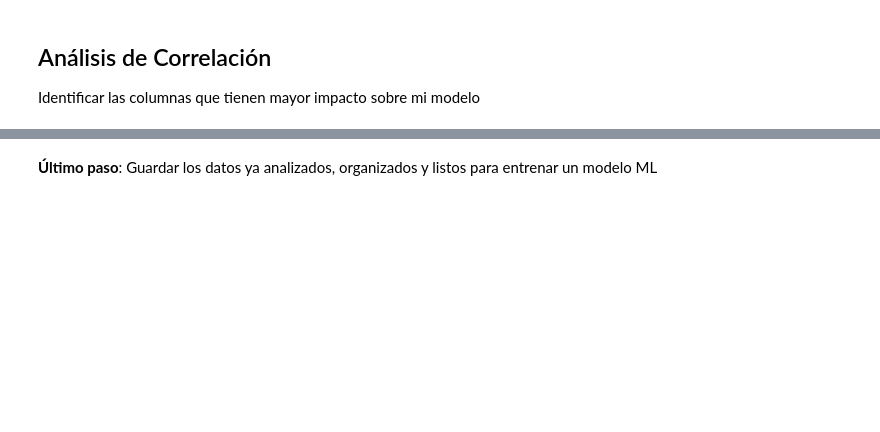
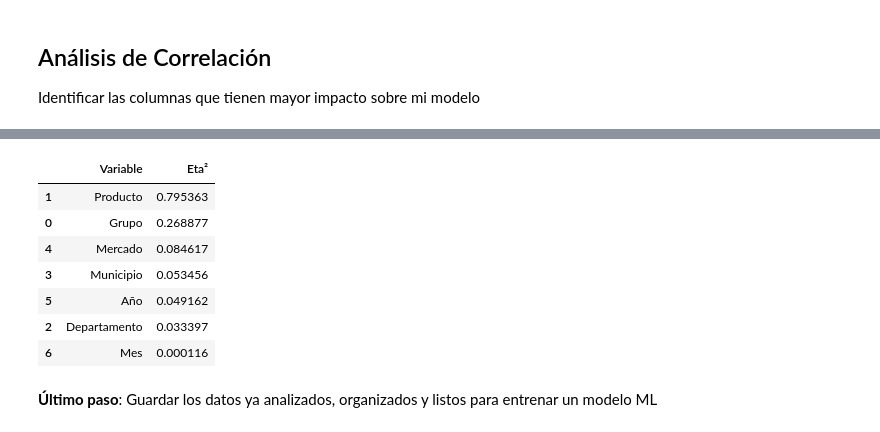
Before and after one commit to daniel-barona/proyecto_ciencia_datos, a Jupyter notebook: src/03_EDA.ipynb, the cells around one changed output, grey strips where cells are left out. Cells and saved outputs as stored; diff of their text form; code cells hidden in the pictures; blank space fills up the shorter version.

```diff
--- a/src/03_EDA.ipynb
+++ b/src/03_EDA.ipynb
@@ -391,0 +532,3 @@ Identificar las columnas que tienen mayor impacto sobre mi modelo
+# %%
+df["Año"] = df["Fecha"].dt.year
+df["Mes"] = df["Fecha"].dt.month
@@ -392,2 +537,43 @@ Identificar las columnas que tienen mayor impacto sobre mi modelo
+# %%
+target = "Precio promedio por kilogramo*"
+variables_categoricas = [
+    "Grupo",
+    "Producto",
+    "Departamento",
+    "Municipio",
+    "Mercado",
+    "Año",
+    "Mes"
+]
+def eta_squared(df, categoria, objetivo):
+    datos = df[[categoria, objetivo]].dropna()
+    media_total = datos[objetivo].mean()
+    # Suma de cuadrados entre grupos
+    ss_between = (
+        datos.groupby(categoria)[objetivo]
+             .apply(lambda x: len(x) * (x.mean() - media_total) ** 2)
+             .sum()
+    )
+    # Suma de cuadrados total
+    ss_total = ((datos[objetivo] - media_total) ** 2).sum()
+    return ss_between / ss_total if ss_total != 0 else np.nan
+
+resultado = pd.DataFrame({
+    "Variable": variables_categoricas,
+    "Eta²": [eta_squared(df, v, target) for v in variables_categoricas]
+})
+
+resultado = resultado.sort_values("Eta²", ascending=False)
+
+resultado
+# %% [output]
+|  | Variable | Eta² |
+| 1 | Producto | 0.795363 |
+| 0 | Grupo | 0.268877 |
+| 4 | Mercado | 0.084617 |
+| 3 | Municipio | 0.053456 |
+| 5 | Año | 0.049162 |
+| 2 | Departamento | 0.033397 |
+| 6 | Mes | 0.000116 |
 # %% [markdown]
 **Último paso**: Guardar los datos ya analizados, organizados y listos para entrenar un modelo ML
```
Also changed, not shown: parts of 26 cells of this notebook.
